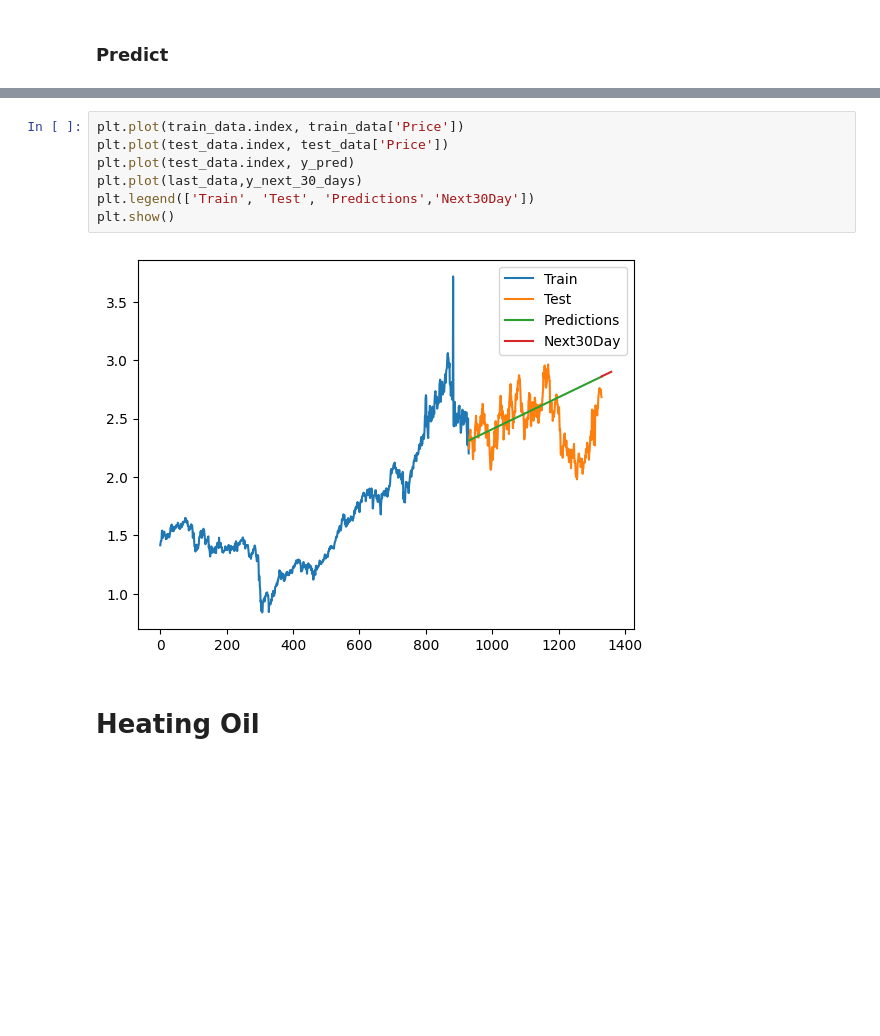
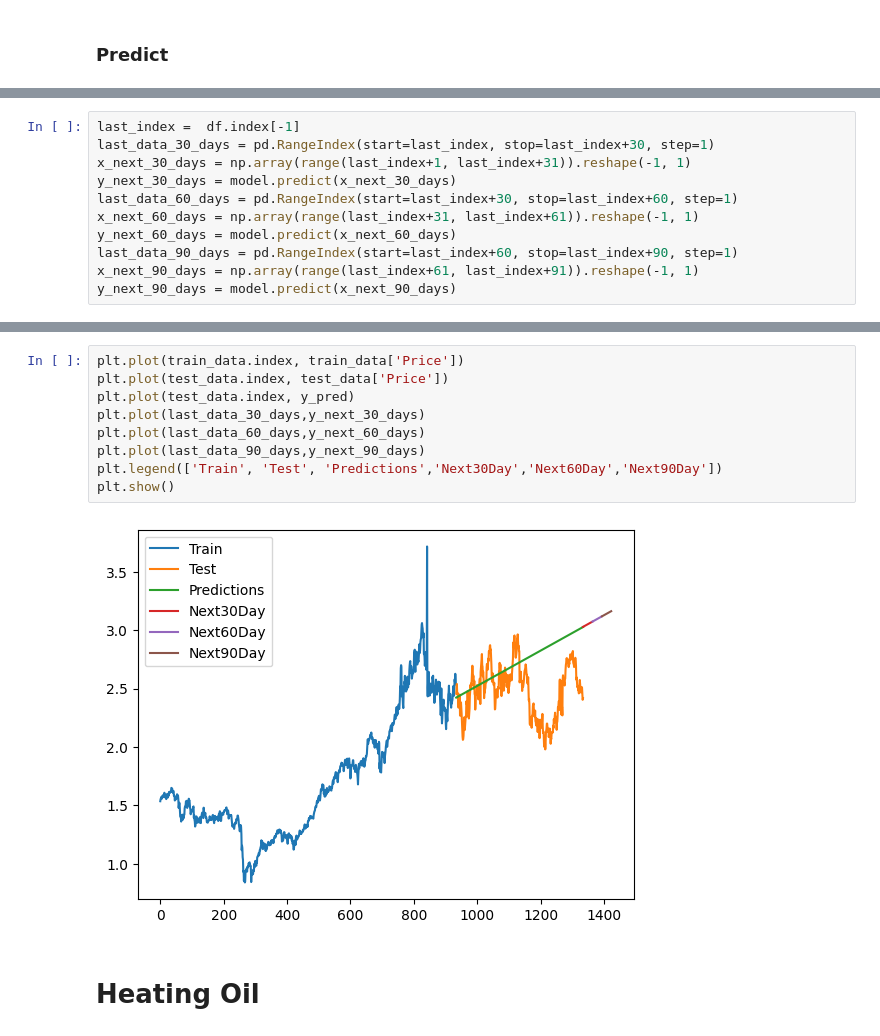
Before and after one commit to thanhhanggg/IS403_O21_9, a Jupyter notebook: model/LinearRegression.ipynb, the cells around one changed output, grey strips where cells are left out. Drawn from its saved outputs; the diff is of its cells as text; blank space fills up the shorter version.

```diff
--- a/model/LinearRegression.ipynb
+++ b/model/LinearRegression.ipynb
@@ -280,3 +295,14 @@ y_next_30_days = model.predict(x_next_30_days)
+# %%
+last_index =  df.index[-1]
+last_data_30_days = pd.RangeIndex(start=last_index, stop=last_index+30, step=1)
+x_next_30_days = np.array(range(last_index+1, last_index+31)).reshape(-1, 1)
+y_next_30_days = model.predict(x_next_30_days)
+last_data_60_days = pd.RangeIndex(start=last_index+30, stop=last_index+60, step=1)
+x_next_60_days = np.array(range(last_index+31, last_index+61)).reshape(-1, 1)
+y_next_60_days = model.predict(x_next_60_days)
+last_data_90_days = pd.RangeIndex(start=last_index+60, stop=last_index+90, step=1)
+x_next_90_days = np.array(range(last_index+61, last_index+91)).reshape(-1, 1)
+y_next_90_days = model.predict(x_next_90_days)
 # %%
 print('Predicted closing prices for the next 30 days:')
 print(y_next_30_days)
@@ -290,12 +332,14 @@ Predicted closing prices for the next 30 days:
 # %%
 plt.plot(train_data.index, train_data['Price'])
 plt.plot(test_data.index, test_data['Price'])
 plt.plot(test_data.index, y_pred)
-plt.plot(last_data,y_next_30_days)
-plt.legend(['Train', 'Test', 'Predictions','Next30Day'])
+plt.plot(last_data_30_days,y_next_30_days)
+plt.plot(last_data_60_days,y_next_60_days)
+plt.plot(last_data_90_days,y_next_90_days)
+plt.legend(['Train', 'Test', 'Predictions','Next30Day','Next60Day','Next90Day'])
 plt.show()
 # %% [output]
-[figure, old version]
+[figure, new version]
 # %% [markdown]
 # Heating Oil
 # %% [markdown]
```
Also changed, not shown: parts of 71 cells of this notebook, 1 other file.
